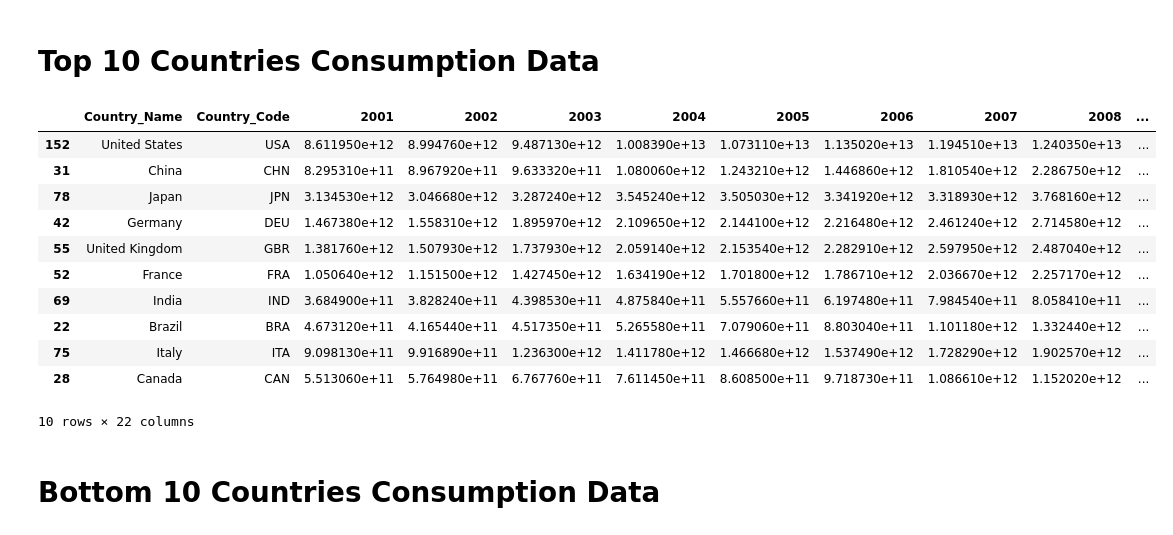
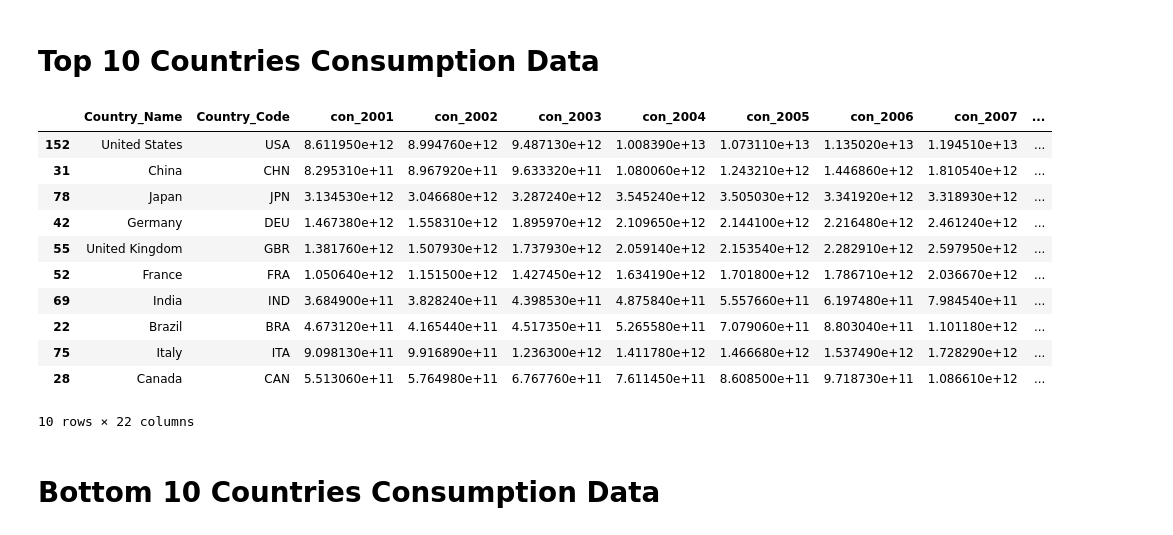
Before and after one commit to svujcich/Global_GDP_Trends, a Jupyter notebook: ETL/consumption.ipynb, the cells around one changed output. Cells and saved outputs as stored; diff of their text form; code cells hidden in the pictures.

```diff
--- a/ETL/consumption.ipynb
+++ b/ETL/consumption.ipynb
@@ -158,8 +158,9 @@ consumption_df
 266 rows × 21 columns
 # %%
 # Setting the Index
-consumption_df = consumption_df.set_axis(['Country_Name', 'Country_Code', '2001', '2002', '2003', '2004', '2005',
-                                        '2006', '2007', '2008', '2009', '2010', '2011', '2012', '2013', '2014',
-                                        '2015', '2016', '2017', '2018', '2019'], axis = 1)
+consumption_df = consumption_df.set_axis(['Country_Name', 'Country_Code', 'con_2001', 'con_2002', 'con_2003',
+                                          'con_2004', 'con_2005', 'con_2006', 'con_2007', 'con_2008', 'con_2009',
+                                          'con_2010', 'con_2011', 'con_2012', 'con_2013', 'con_2014', 'con_2015',
+                                          'con_2016', 'con_2017', 'con_2018', 'con_2019'], axis = 1)
 consumption_df
 # %% [output]
@@ -431,20 +455,20 @@ dtype: float64
 # Top 10 Countries Consumption Data
 # %%
 # Sort and Find top 10 countries
-top_countries = new_consumption_df.sort_values(by = "2019", ascending = False)
+top_countries = new_consumption_df.sort_values(by = "con_2019", ascending = False)
 top_countries.head(10)
 # %% [output]
-|  | Country_Name | Country_Code | 2001 | 2002 | 2003 | 2004 | 2005 | 2006 | 2007 | 2008 | ... |
-| 152 | United States | USA | 8.611950e+12 | 8.994760e+12 | 9.487130e+12 | 1.008390e+13 | 1.073110e+13 | 1.135020e+13 | 1.194510e+13 | 1.240350e+13 | ... |
-| 31 | China | CHN | 8.295310e+11 | 8.967920e+11 | 9.633320e+11 | 1.080060e+12 | 1.243210e+12 | 1.446860e+12 | 1.810540e+12 | 2.286750e+12 | ... |
-| 78 | Japan | JPN | 3.134530e+12 | 3.046680e+12 | 3.287240e+12 | 3.545240e+12 | 3.505030e+12 | 3.341920e+12 | 3.318930e+12 | 3.768160e+12 | ... |
-| 42 | Germany | DEU | 1.467380e+12 | 1.558310e+12 | 1.895970e+12 | 2.109650e+12 | 2.144100e+12 | 2.216480e+12 | 2.461240e+12 | 2.714580e+12 | ... |
-| 55 | United Kingdom | GBR | 1.381760e+12 | 1.507930e+12 | 1.737930e+12 | 2.059140e+12 | 2.153540e+12 | 2.282910e+12 | 2.597950e+12 | 2.487040e+12 | ... |
-| 52 | France | FRA | 1.050640e+12 | 1.151500e+12 | 1.427450e+12 | 1.634190e+12 | 1.701800e+12 | 1.786710e+12 | 2.036670e+12 | 2.257170e+12 | ... |
-| 69 | India | IND | 3.684900e+11 | 3.828240e+11 | 4.398530e+11 | 4.875840e+11 | 5.557660e+11 | 6.197480e+11 | 7.984540e+11 | 8.058410e+11 | ... |
-| 22 | Brazil | BRA | 4.673120e+11 | 4.165440e+11 | 4.517350e+11 | 5.265580e+11 | 7.079060e+11 | 8.803040e+11 | 1.101180e+12 | 1.332440e+12 | ... |
-| 75 | Italy | ITA | 9.098130e+11 | 9.916890e+11 | 1.236300e+12 | 1.411780e+12 | 1.466680e+12 | 1.537490e+12 | 1.728290e+12 | 1.902570e+12 | ... |
-| 28 | Canada | CAN | 5.513060e+11 | 5.764980e+11 | 6.767760e+11 | 7.611450e+11 | 8.608500e+11 | 9.718730e+11 | 1.086610e+12 | 1.152020e+12 | ... |
+|  | Country_Name | Country_Code | con_2001 | con_2002 | con_2003 | con_2004 | con_2005 | con_2006 | con_2007 | ... |
+| 152 | United States | USA | 8.611950e+12 | 8.994760e+12 | 9.487130e+12 | 1.008390e+13 | 1.073110e+13 | 1.135020e+13 | 1.194510e+13 | ... |
+| 31 | China | CHN | 8.295310e+11 | 8.967920e+11 | 9.633320e+11 | 1.080060e+12 | 1.243210e+12 | 1.446860e+12 | 1.810540e+12 | ... |
+| 78 | Japan | JPN | 3.134530e+12 | 3.046680e+12 | 3.287240e+12 | 3.545240e+12 | 3.505030e+12 | 3.341920e+12 | 3.318930e+12 | ... |
+| 42 | Germany | DEU | 1.467380e+12 | 1.558310e+12 | 1.895970e+12 | 2.109650e+12 | 2.144100e+12 | 2.216480e+12 | 2.461240e+12 | ... |
+| 55 | United Kingdom | GBR | 1.381760e+12 | 1.507930e+12 | 1.737930e+12 | 2.059140e+12 | 2.153540e+12 | 2.282910e+12 | 2.597950e+12 | ... |
+| 52 | France | FRA | 1.050640e+12 | 1.151500e+12 | 1.427450e+12 | 1.634190e+12 | 1.701800e+12 | 1.786710e+12 | 2.036670e+12 | ... |
+| 69 | India | IND | 3.684900e+11 | 3.828240e+11 | 4.398530e+11 | 4.875840e+11 | 5.557660e+11 | 6.197480e+11 | 7.984540e+11 | ... |
+| 22 | Brazil | BRA | 4.673120e+11 | 4.165440e+11 | 4.517350e+11 | 5.265580e+11 | 7.079060e+11 | 8.803040e+11 | 1.101180e+12 | ... |
+| 75 | Italy | ITA | 9.098130e+11 | 9.916890e+11 | 1.236300e+12 | 1.411780e+12 | 1.466680e+12 | 1.537490e+12 | 1.728290e+12 | ... |
+| 28 | Canada | CAN | 5.513060e+11 | 5.764980e+11 | 6.767760e+11 | 7.611450e+11 | 8.608500e+11 | 9.718730e+11 | 1.086610e+12 | ... |
 10 rows × 22 columns
 # %% [markdown]
 # Bottom 10 Countries Consumption Data
```
Also changed, not shown: parts of 16 cells of this notebook, 16 other files.
